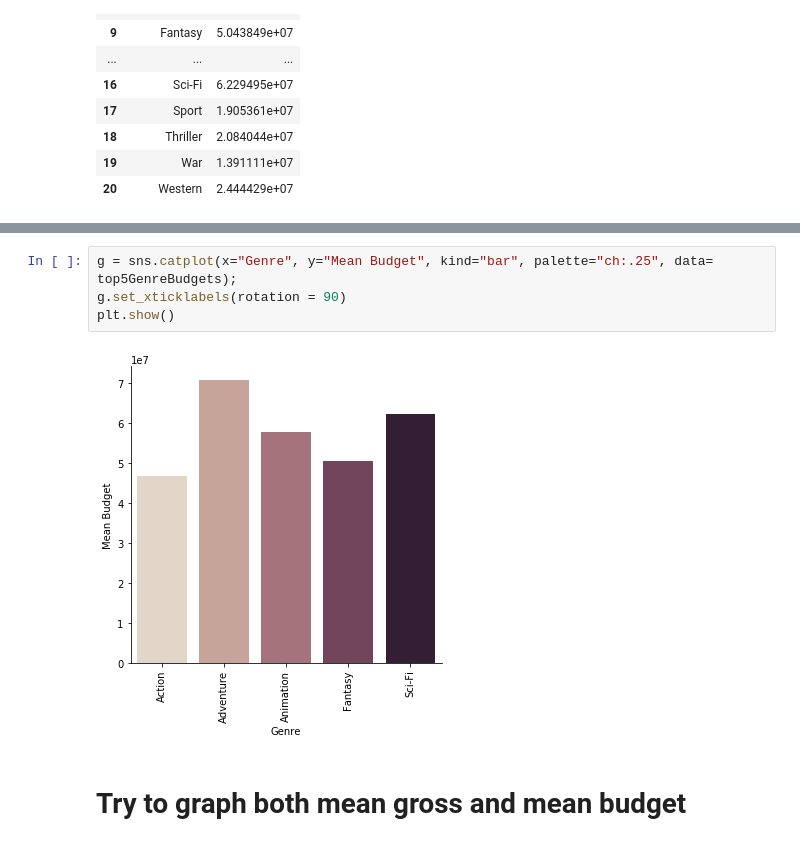
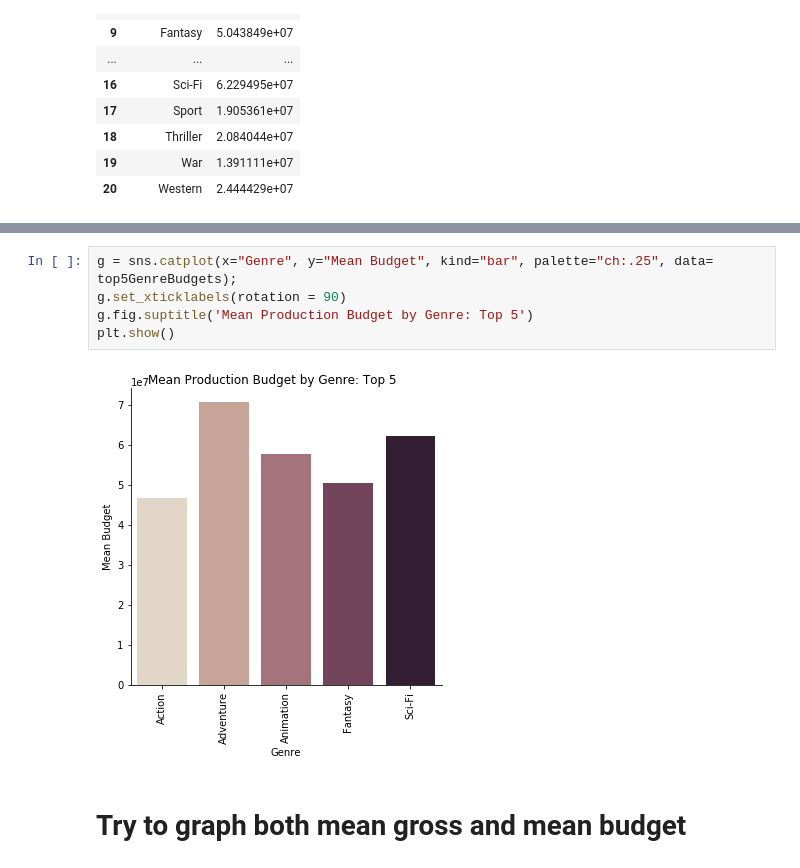
Before and after one commit to kailakay/dsc-mod-1-project-v2-1-onl01-dtsc-ft-041320, a Jupyter notebook: Plotting Genre Finance Info.ipynb, the cells around one changed output, grey strips where cells are left out. Saved outputs shown, nothing was run; the diff lists cells and outputs as text.

```diff
--- a/Plotting Genre Finance Info.ipynb
+++ b/Plotting Genre Finance Info.ipynb
@@ -231,9 +225,10 @@ top5GenreBudgets = budgetData.loc[budgetData['Mean Budget'] >= budgetData['Mean
 # %%
 g = sns.catplot(x="Genre", y="Mean Budget", kind="bar", palette="ch:.25", data= top5GenreBudgets);
 g.set_xticklabels(rotation = 90)
+g.fig.suptitle('Mean Production Budget by Genre: Top 5')
 plt.show()
 # %% [output]
-[figure, old version]
+[figure, new version]
 # %% [markdown]
 # Try to graph both mean gross and mean budget
 # %%
```
Also changed, not shown: parts of 17 cells of this notebook, 3 other files.
